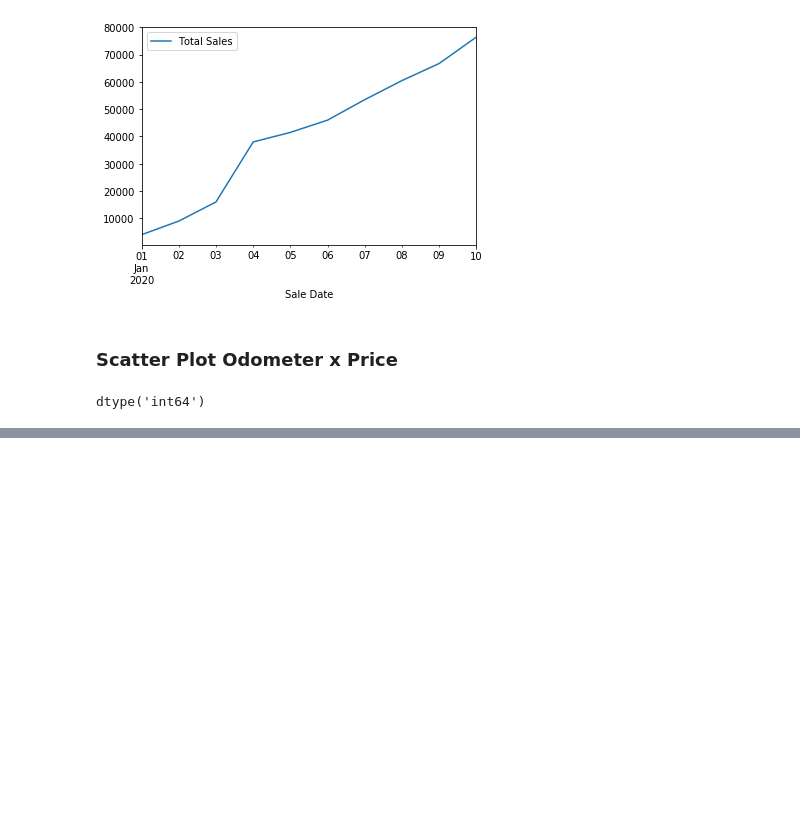
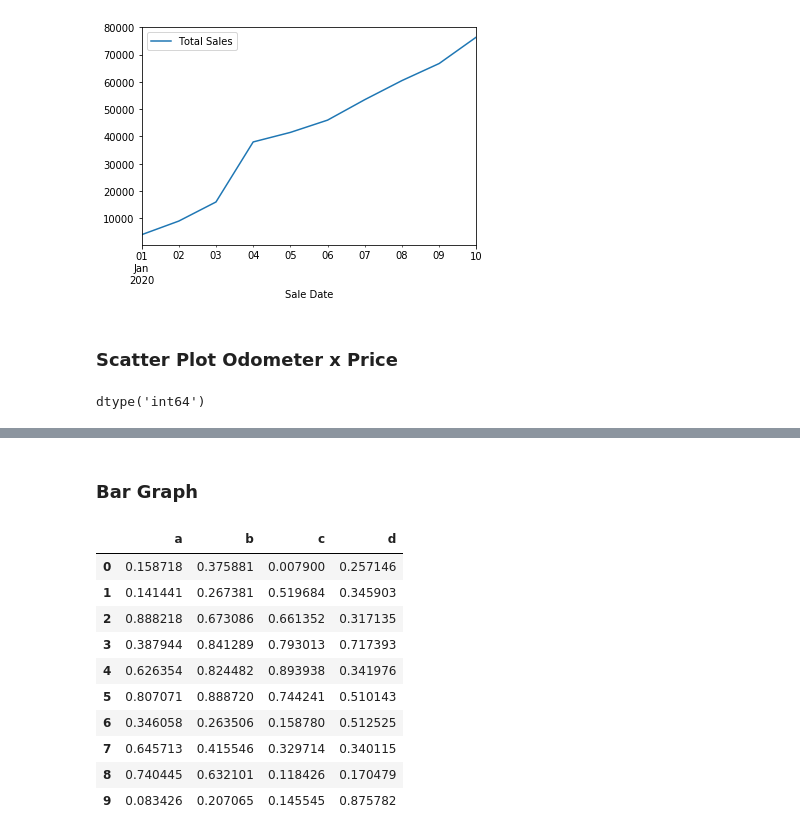
Before and after one commit to kevin-kabore/ml-playground, a Jupyter notebook: sample_project/intro-to-matplotlib.ipynb, the cells around one changed output, grey strips where cells are left out. Cells and saved outputs as stored; diff of their text form; code cells hidden in the pictures; blank space fills up the shorter version.

```diff
--- a/sample_project/intro-to-matplotlib.ipynb
+++ b/sample_project/intro-to-matplotlib.ipynb
@@ -321 +320,22 @@ car_sales.plot(x='Odometer (KM)', y='Price', kind='scatter')
 [figure]
+# %% [markdown]
+### Bar Graph
+# %%
+x = np.random.rand(10, 4)
+x
+
+# Turn it into a dataFrame
+df = pd.DataFrame(x, columns=['a', 'b', 'c', 'd'])
+df
+# %% [output]
+|  | a | b | c | d |
+| 0 | 0.158718 | 0.375881 | 0.007900 | 0.257146 |
+| 1 | 0.141441 | 0.267381 | 0.519684 | 0.345903 |
+| 2 | 0.888218 | 0.673086 | 0.661352 | 0.317135 |
+| 3 | 0.387944 | 0.841289 | 0.793013 | 0.717393 |
+| 4 | 0.626354 | 0.824482 | 0.893938 | 0.341976 |
+| 5 | 0.807071 | 0.888720 | 0.744241 | 0.510143 |
+| 6 | 0.346058 | 0.263506 | 0.158780 | 0.512525 |
+| 7 | 0.645713 | 0.415546 | 0.329714 | 0.340115 |
+| 8 | 0.740445 | 0.632101 | 0.118426 | 0.170479 |
+| 9 | 0.083426 | 0.207065 | 0.145545 | 0.875782 |
```
Also changed, not shown: parts of 6 cells of this notebook.
